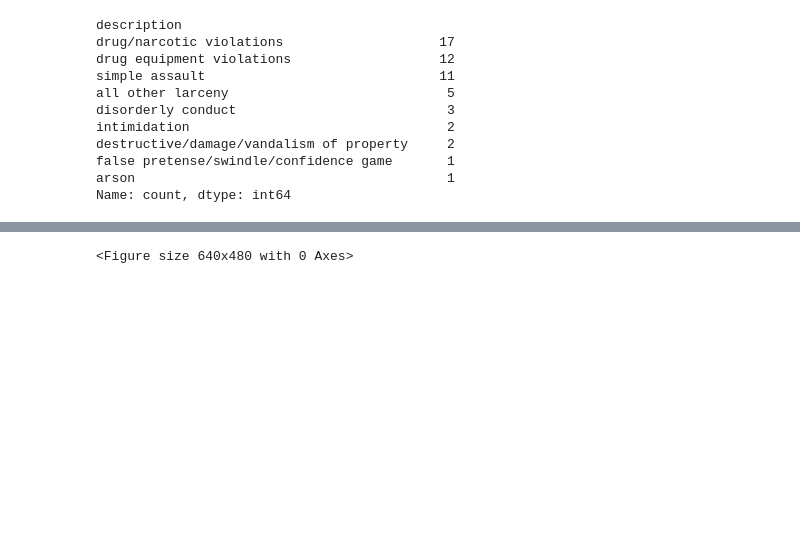
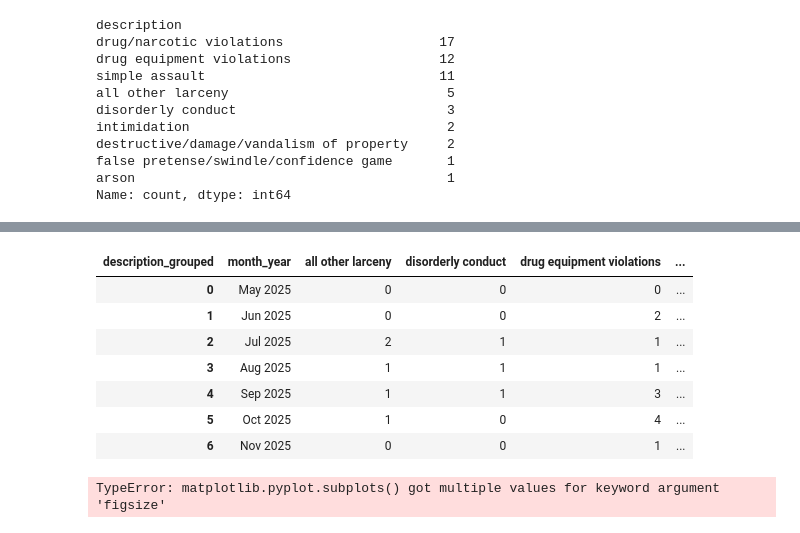
Before and after one commit to anusha0712/autoupdating-dash, a Jupyter notebook: bart_crime_viz.ipynb, the cells around one changed output, grey strips where cells are left out. Saved outputs shown, nothing was run; the diff lists cells and outputs as text; code cells hidden in the pictures; blank space fills up the shorter version.

```diff
--- a/bart_crime_viz.ipynb
+++ b/bart_crime_viz.ipynb
@@ -131,13 +141,24 @@ plt.show()
-# %%
-import matplotlib.pyplot as plt
-
-# After creating your heatmap, check the fonts
-fig = plt.gcf()
-for ax in fig.get_axes():
-    print("Title font:", ax.title.get_fontname())
-    print("X-label font:", ax.xaxis.label.get_fontname())
-    print("Y-label font:", ax.yaxis.label.get_fontname())
-    print("X-tick fonts:", [t.get_fontname() for t in ax.get_xticklabels()])
-    print("Y-tick fonts:", [t.get_fontname() for t in ax.get_yticklabels()])
-# %% [output]
-<Figure size 640x480 with 0 Axes>
+# %%
+# Create the data in the right format for Datawrapper
+stacked_data = pd.crosstab(
+    crimes_sorted['month_year'],
+    crimes_sorted['description_grouped']
+)
+
+# Reorder chronologically
+month_order = crimes_sorted.groupby('month_year')['month_year_dt'].first().sort_values().index
+stacked_data = stacked_data.loc[month_order]
+
+# Reset index to make month_year a column
+stacked_data = stacked_data.reset_index()
+# %%
+stacked_data
+# %% [output]
+| description_grouped | month_year | all other larceny | disorderly conduct | drug equipment violations | ... |
+| 0 | May 2025 | 0 | 0 | 0 | ... |
+| 1 | Jun 2025 | 0 | 0 | 2 | ... |
+| 2 | Jul 2025 | 2 | 1 | 1 | ... |
+| 3 | Aug 2025 | 1 | 1 | 1 | ... |
+| 4 | Sep 2025 | 1 | 1 | 3 | ... |
+| 5 | Oct 2025 | 1 | 0 | 4 | ... |
+| 6 | Nov 2025 | 0 | 0 | 1 | ... |
@@ -143,0 +168,23 @@ for ax in fig.get_axes():
+# %%
+from matplotlib.colors import LinearSegmentedColormap
+
+# Your custom colors
+colors = ['#fff6cc', '#efbe25', '#f29e38', '#e8743b', '#d9534f', '#c44341', '#a63333']
+custom_cmap = LinearSegmentedColormap.from_list('custom', colors)
+
+# Prepare data
+daily_crimes = crimes.groupby('date').size()
+
+# Create calendar plot with custom colors
+fig, ax = calplot.calplot(
+    daily_crimes,
+    cmap=custom_cmap,
+    fillcolor='white',
+    linewidth=1,
+    fig_kws=dict(figsize=(16, 10))
+)
+
+plt.savefig('viz/bart/crime_calendar.png', dpi=100, bbox_inches='tight')
+plt.show()
+# %% [output]
+TypeError: matplotlib.pyplot.subplots() got multiple values for keyword argument 'figsize'
```
Also changed, not shown: parts of 4 cells of this notebook, 1 other file.
